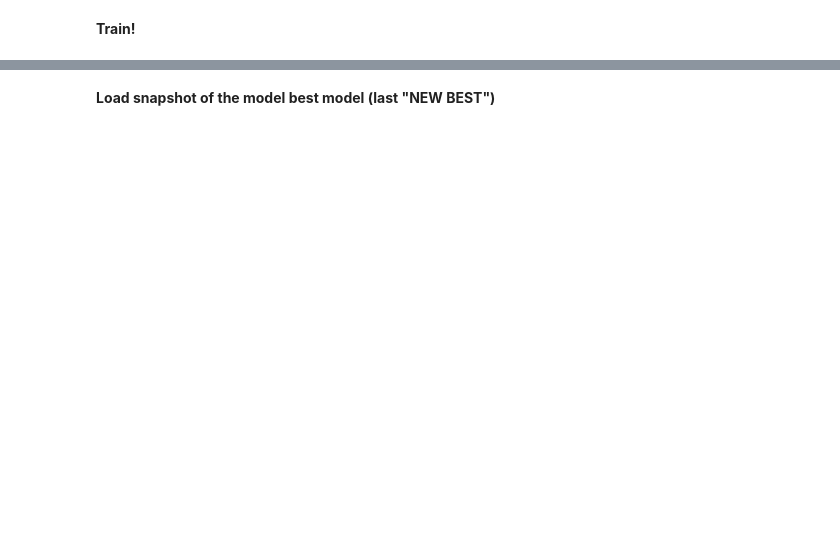
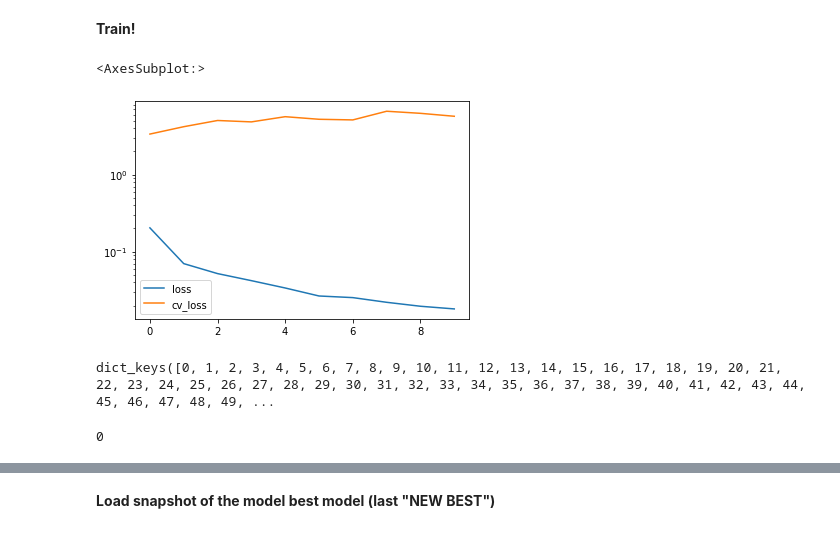
Before and after one commit to Morgan243/ECOGSpeech, a Jupyter notebook: notebooks/Northwestern Example.ipynb, the cells around one changed output, grey strips where cells are left out. Drawn from its saved outputs; the diff is of its cells as text; code cells hidden in the pictures; blank space fills up the shorter version.

```diff
--- a/notebooks/Northwestern Example.ipynb
+++ b/notebooks/Northwestern Example.ipynb
@@ -178,7 +221,7 @@ N params: 16645
 # %%
 # setting num_workers to 0 means serial processing
 #- intended prevent windows OS multiproc bugs and join assertion errors in notebooks
-dl_kws = dict(num_workers=0, batch_size=256,
+dl_kws = dict(num_workers=0, batch_size=512,
                   shuffle=False, random_sample=True)
 
 dl_map = dict(train=nww.to_dataloader(**dl_kws),
@@ -187,4 +232,4 @@ dl_map = dict(train=nww.to_dataloader(**dl_kws),
 # %%
-msinc_trainer = base.Trainer(model=msinc_model,
+msinc_trainer = base.Trainer(dict(model=msinc_model), opt_map=dict(),
                              train_data_gen=dl_map['train'],
                              cv_data_gen=dl_map['cv'])
@@ -191,5 +238,17 @@ msinc_trainer = base.Trainer(model=msinc_model,
+# %%
+if False:
+    msinc_trainer.transform = transforms.Compose([
+            datasets.RollDimension(roll_dim=0,
+                                   max_roll=nww.sensor_count - 1)
+        ])
 # %% [markdown]
 **Train!**
 # %%
-n_epochs = 5
-msinc_res = msinc_trainer.train(n_epochs)
+n_epochs = 10
+msinc_res = msinc_trainer.train(n_epochs,
+                                batch_callbacks = dict(band_params=msinc_model.get_band_params))
+# %%
+pd.DataFrame(msinc_res).T.plot(logy=True)
+# %% [output]
+<AxesSubplot:>
+[figure, added]
@@ -195,0 +258,8 @@ msinc_res = msinc_trainer.train(n_epochs)
+# %%
+centerhz_df_map.keys()
+# %% [output]
+dict_keys([0, 1, 2, 3, 4, 5, 6, 7, 8, 9, 10, 11, 12, 13, 14, 15, 16, 17, 18, 19, 20, 21, 22, 23, 24, 25, 26, 27, 28, 29, 30, 31, 32, 33, 34, 35, 36, 37, 38, 39, 40, 41, 42, 43, 44, 45, 46, 47, 48, 49, ...
+# %%
+msinc_trainer.best_model_epoch
+# %% [output]
+0
```
Also changed, not shown: parts of 46 cells of this notebook.
